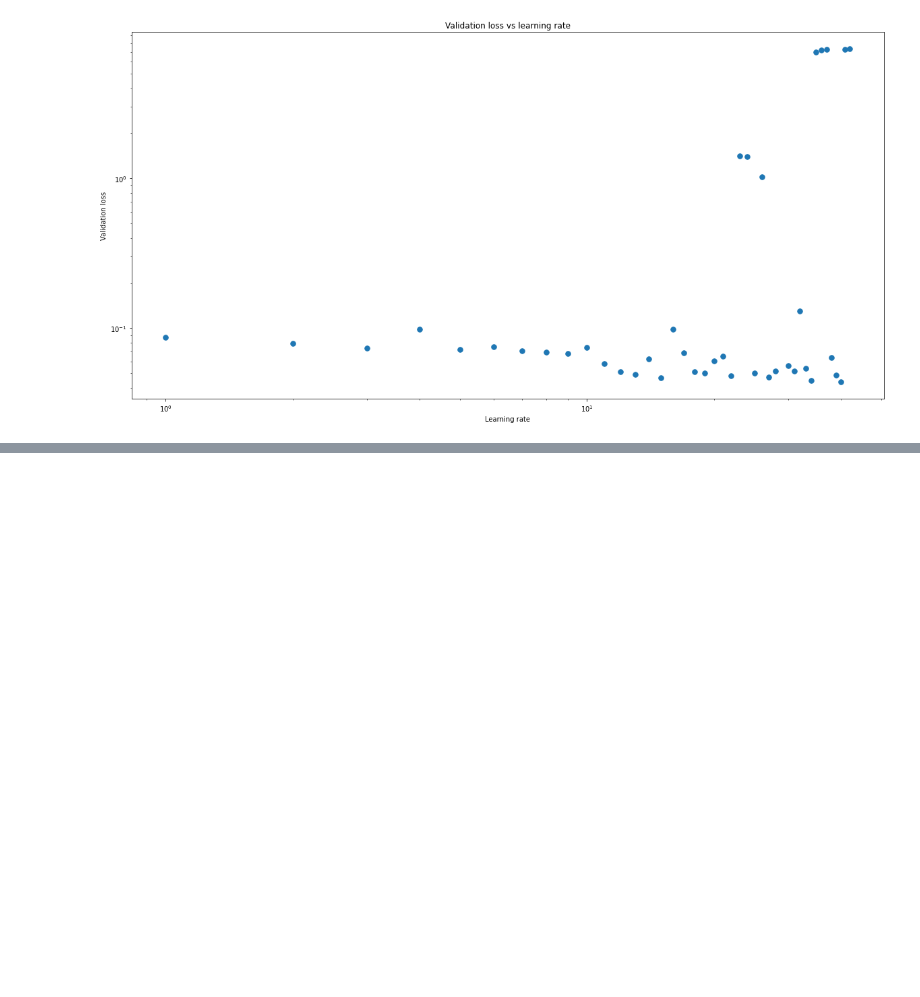
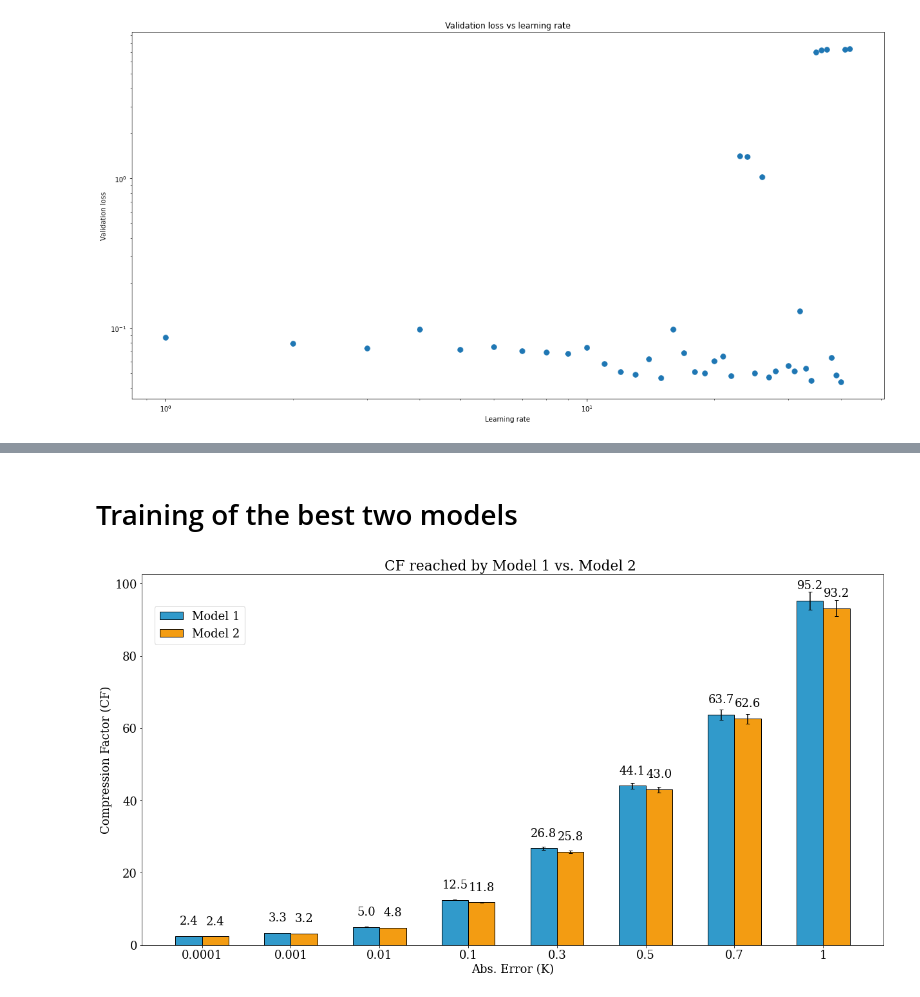
Before and after one commit to SilkeDH/lossy-ml, a Jupyter notebook: notebooks/Hyperparameter.ipynb, the cells around one changed output, grey strips where cells are left out. Saved outputs shown, nothing was run; the diff lists cells and outputs as text; code cells hidden in the pictures; blank space fills up the shorter version.

```diff
--- a/notebooks/Hyperparameter.ipynb
+++ b/notebooks/Hyperparameter.ipynb
@@ -348,0 +314,64 @@ ax.set_title('Filters vs Residual Blocks vs. Kernel Size')
+# %% [markdown]
+# Training of the best two models
+# %%
+import pickle
+import numpy as np
+with open('../results/output/model_1_vs_2_final.pkl', 'rb') as f:
+    data = pickle.load(f)
+# %%
+cf_1 = []
+cf_2 = []
+
+std_1 = []
+std_2 = []
+
+for i in ['0.0001', '0.001', '0.01', '0.1', '0.3', '0.5', '0.7', '1.0']:
+    cf_1.append(np.mean(data['model_1']['cf_' + str(i)]))
+    std_1.append(np.std(data['model_1']['cf_' + str(i)]))
+    cf_2.append(np.mean(data['model_2']['cf_' + str(i)]))
+    std_2.append(np.std(data['model_2']['cf_' + str(i)]))
+# %%
+import matplotlib.pyplot as plt
+plt.rcParams.update({'font.size': 18})
+plt.rcParams["font.family"] = "serif"
+fig = plt.figure(figsize=(16,8))
+cf = np.arange(8)
+ax = fig.add_axes([0,0,1,1])
+pps = ax.bar(cf - 0.15, cf_1, width = 0.30, yerr = std_1, label = 'Model 1',  color = '#319ACB',  capsize = 3,
+       edgecolor = 'k')
+pps1= ax.bar(cf + 0.15, cf_2, width = 0.30, yerr = std_2, label = 'Model 2', color = '#F39C12',  capsize = 3,
+       edgecolor = 'k')
+
+#pps3 = ax.bar(cf + 0.30, cf_4, width = 0.20, label = 'Land-Sea Mask')
+labels = [item.get_text() for item in ax.get_xticklabels()]
+labels[1:8] = ['0.0001', '0.001', '0.01', '0.1', '0.3', '0.5', '0.7', '1']
+width = 0.30
+
+for p in pps:
+    height = p.get_height()
+    ax.annotate('{}'.format(round(height,1)),
+      xy=(p.get_x() + p.get_width() / 2, height+2),
+      xytext=(0, 3), # 3 points vertical offset
+      textcoords="offset points",
+      ha='center', va='bottom')
+
+
+for p in pps1:
+    height = p.get_height()
+    ax.annotate('{}'.format(round(height,1)),
+      xy=(p.get_x() + p.get_width() / 2, height+2),
+      xytext=(0, 3), # 3 points vertical offset
+      textcoords="offset points",
+      ha='center', va='bottom')
+
+
+ax.set_xticklabels(labels)
+fig.legend(bbox_to_anchor=(0.01, 1.03, 1, -0.1), loc=2,
+           ncol=1)
+
+plt.xlabel('Abs. Error (K)')
+plt.ylabel('Compression Factor (CF)')
+plt.title('CF reached by Model 1 vs. Model 2 ')
+plt.savefig('best_mod_cf.png' ,dpi=300,bbox_inches='tight')
+# %% [output]
+[figure, added]
```
Also changed, not shown: parts of 18 cells of this notebook, 39 other files.
